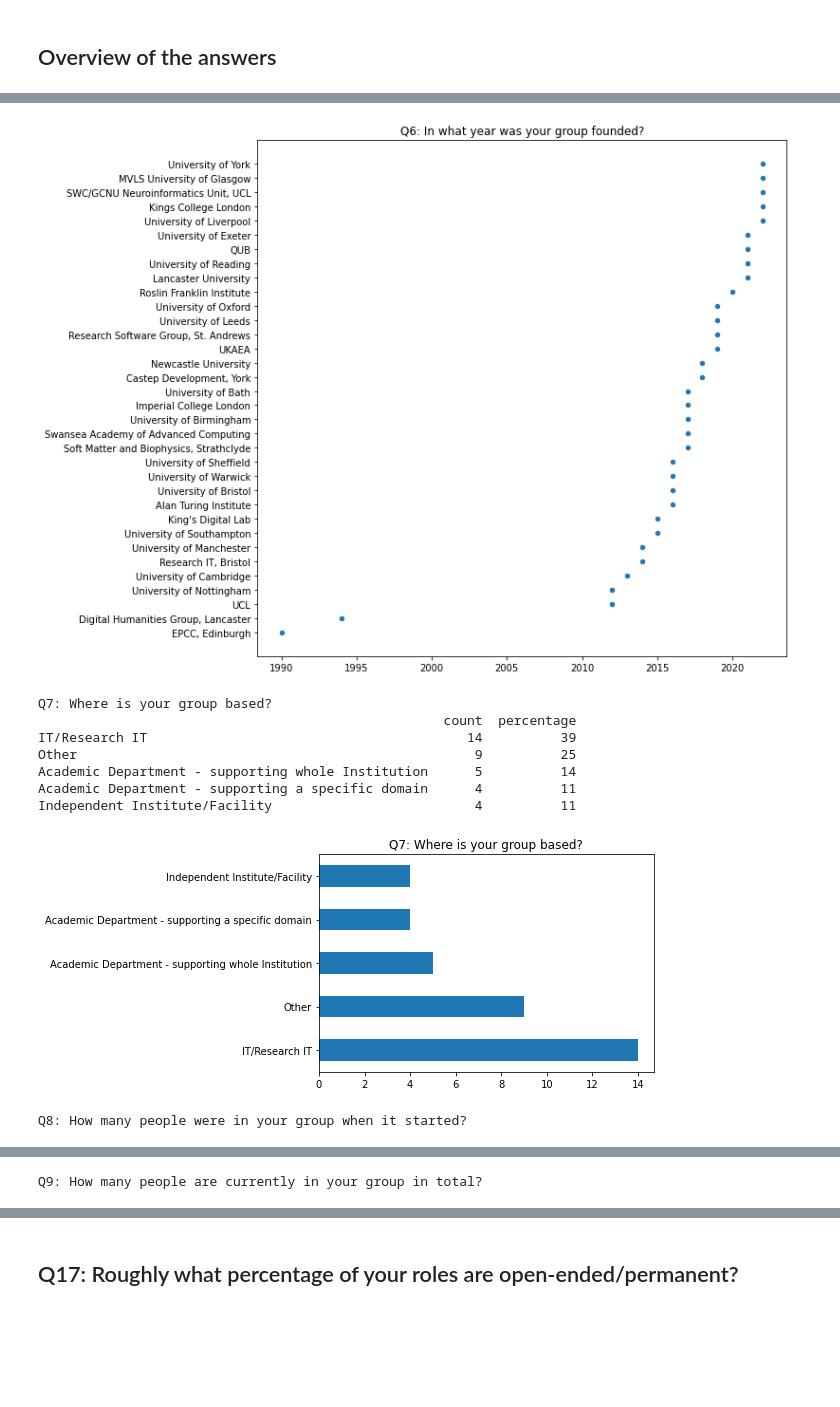
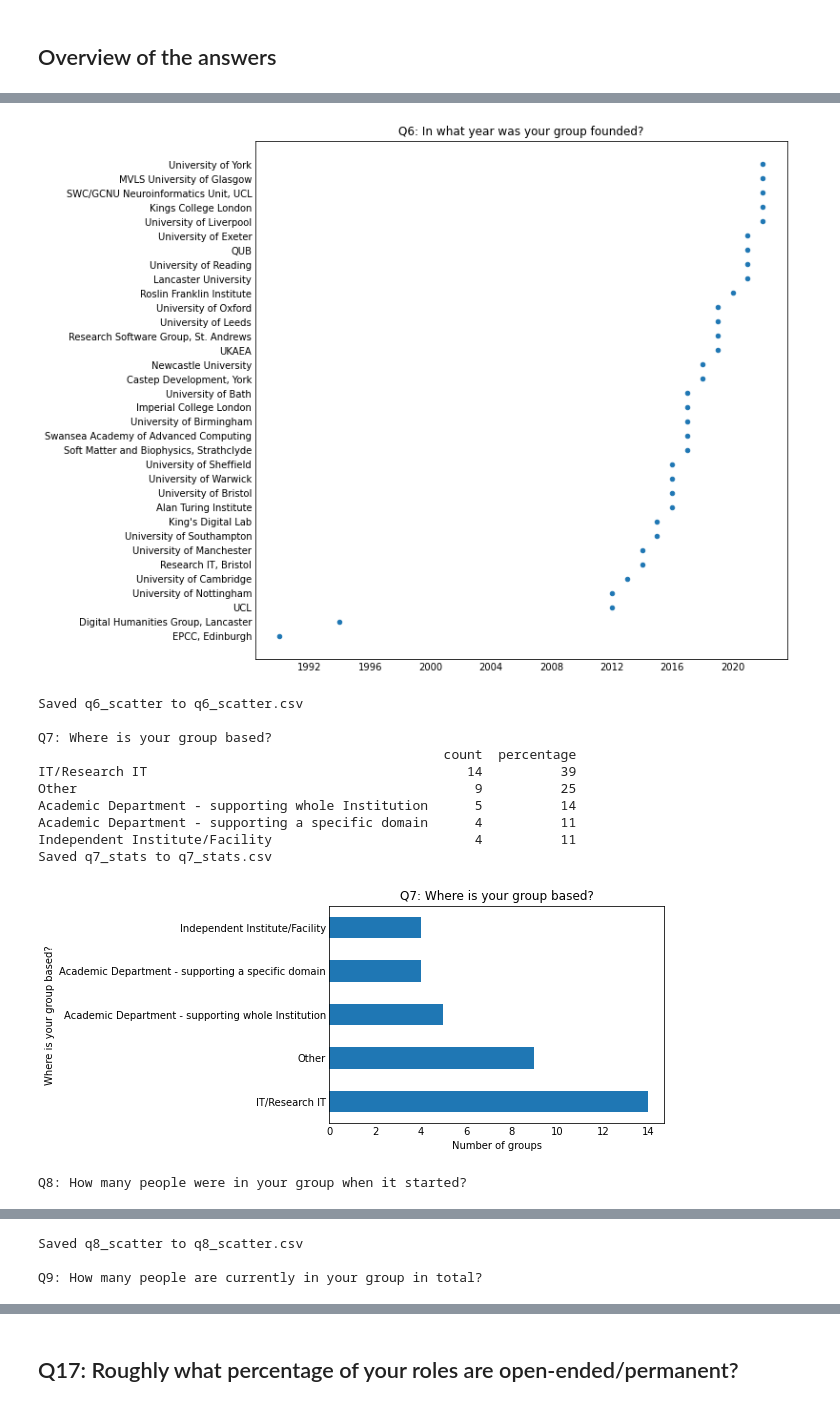
Before and after one commit to softwaresaved/RSE-Group-Leaders-Survey-2023_Python, a Jupyter notebook: notebooks/PRODUCE_report.ipynb, the cells around one changed output, grey strips where cells are left out. Cells and saved outputs as stored; diff of their text form; code cells hidden in the pictures; blank space fills up the shorter version.

Commit message:
Added versbosity to actions and options for plots.

```diff
--- a/notebooks/PRODUCE_report.ipynb
+++ b/notebooks/PRODUCE_report.ipynb
@@ -11,8 +11,14 @@ from matplotlib.ticker import MaxNLocator
 sys.path.append('../src/data/')
 import util as util
 
-# set the backend for all figures
+# set verbose to True to see more details of the processing
+verbose = True
+
+# set the bacground for all figures
 plt.rcParams['figure.facecolor'] = 'white'
+
+color_bars = 'tab:blue'
+color_scatter = 'tab:blue'
 # %%
 setup, dset, dset_gnames = util.read_setup_and_data()
 validated = util.validate_setup_and_data(setup, dset)
@@ -34,13 +40,14 @@ dset = dset[dset.q1 == "Yes"]
 nrsps = dset.shape[0]
 
 # process the text and checkbox responses
-dset = util.preprocess_text(dset, setup)
-dset = util.preprocess_checkboxes(dset, setup)
+dset = util.preprocess_text(dset, setup, verbose=verbose)
+dset = util.preprocess_checkboxes(dset, setup, verbose=verbose)
 
 # save the processed dataset
 util.save_dataset(dset)
 
 # print out some information
+print()
 print(f"Questions  : {nqsts}")
 print(f"Respondents - all           : {nrsps_raw}")
 print(f"Respondents - agreed sharing: {nrsps}")
@@ -56,22 +72,36 @@ from IPython.display import display, Markdown
 col_inst = "q3"
 
 for qst in setup.keys():
-    if qst in ["q2", "q3", "q17", "q18", "q19", "q20"]:
+    if qst in ["q1", "q2", "q3", "q17", "q18", "q19", "q20"]:
         continue
     title = f"{qst.upper()}: {setup[qst]['text'].replace(':', '')}"
-    print(title)
+    print(f"\n{title}")
     if setup[qst]['type'] == 'checkbox':
         # plot bar chart for counts of each answer option
         dset_stats = util.derive_checkbox_stats(dset, setup, qst)
         pd.set_option('precision', 0)
         print(dset_stats.to_string())
+
+        # save stats
+        fname = f"{qst}_stats"
+        dset_stats.index.name = setup[qst]["text"]
+        util.save_dataset(dset_stats, f"{qst}_stats")
+        if verbose:
+            print(f"Saved {fname} to {fname}.csv")
+
+        # plot stats
         dset_stats.plot.barh(y='count',
+                             color=color_bars,
                              legend=False,
                              title=title
                              )
+        plt.xlabel("Number of groups")
+        plt.tick_params(axis="both", which="major", length=0)
+        plt.gca().xaxis.set_major_locator(MaxNLocator(integer=True))
         plt.show()
-        dset_stats.index.name = setup[qst]["text"]
-        util.save_dataset(dset_stats, f"{qst}_stats")
+
+
+
     elif setup[qst]['type'] == 'number':
         # plot scatter plot of sorted values
         cols = ["q3", qst]
@@ -82,21 +112,35 @@ for qst in setup.keys():
                                y='q3',
                                xlabel="",
                                ylabel="",
+                               color=color_scatter,
                                title=title)
         # set the height of the figure to 10
         plt.gcf().set_size_inches(10, 10)
+        plt.tick_params(axis="both", which="major", length=0)
+        plt.gca().xaxis.set_major_locator(MaxNLocator(integer=True))
         plt.show()
+
+        # save dataset
+        fname = f"{qst}_scatter"
         cols = [setup[col]["text"] for col in cols]
         dset2plot.columns = cols
         dset2plot.set_index(cols, inplace=True)
-        util.save_dataset(dset2plot, f"{qst}_scatter")
+        util.save_dataset(dset2plot, fname)
+        if verbose:
+            print(f"Saved {fname} to {fname}.csv")
+
     elif setup[qst]['type'] == 'text':
         if qst == "q5":
             # What is your position in the RSE Group?
             dset_stats = dset[qst].value_counts().to_frame(name='count')
             print(dset_stats.to_string())
+
+            # save stats
+            fname = f"{qst}_stats_count"
             dset_stats.index.name = setup[qst]["text"]
-            util.save_dataset(dset_stats, f"{qst}_stats_count")
+            util.save_dataset(dset_stats, fname)
+            if verbose:
+                print(f"Saved {fname} to {fname}.csv")
         else:
             # print the values in the qst column
             dset2print = dset[[col_inst, qst]].copy()
@@ -105,11 +149,14 @@ for qst in setup.keys():
             dset2print = dset2print.fillna('')
             dset2print.index.name = setup[dset2print.index.name]["text"]
             dset2print.columns = [setup[dset2print.columns[0]]["text"]]
-            util.save_dataset(dset2print, f"{qst}_answers")
+            # save dataset
+            fname = f"{qst}_answers"
+            util.save_dataset(dset2print, fname)
+            if verbose:
+                print(f"Saved {fname} to {fname}.csv")
+
+            # display dataset
             dset2print.index.name = None
             dset2print.columns = [""]
-            # styled display - outputs style in the markdown
-            # dset2print = dset2print.style.set_properties(**{'text-align': 'left'})
-            # display(dset2print)
             display(Markdown(dset2print.to_markdown(tablefmt="github")))
 # %% [output]
@@ -139,13 +186,18 @@ Team Manager
 Q6: In what year was your group founded?
-[figure, old version]
+[figure, new version]
+Saved q6_scatter to q6_scatter.csv
+
 Q7: Where is your group based?
                                                     count  percentage
 IT/Research IT                                         14          39
 Other                                                   9          25
 Academic Department - supporting whole Institution      5          14
 Academic Department - supporting a specific domain      4          11
 Independent Institute/Facility                          4          11
+Saved q7_stats to q7_stats.csv
-[figure, old version]
+[figure, new version]
 Q8: How many people were in your group when it started?
 [figure]
+Saved q8_scatter to q8_scatter.csv
+
 Q9: How many people are currently in your group in total?
```
Also changed, not shown: parts of 4 cells of this notebook, 2 other files.
